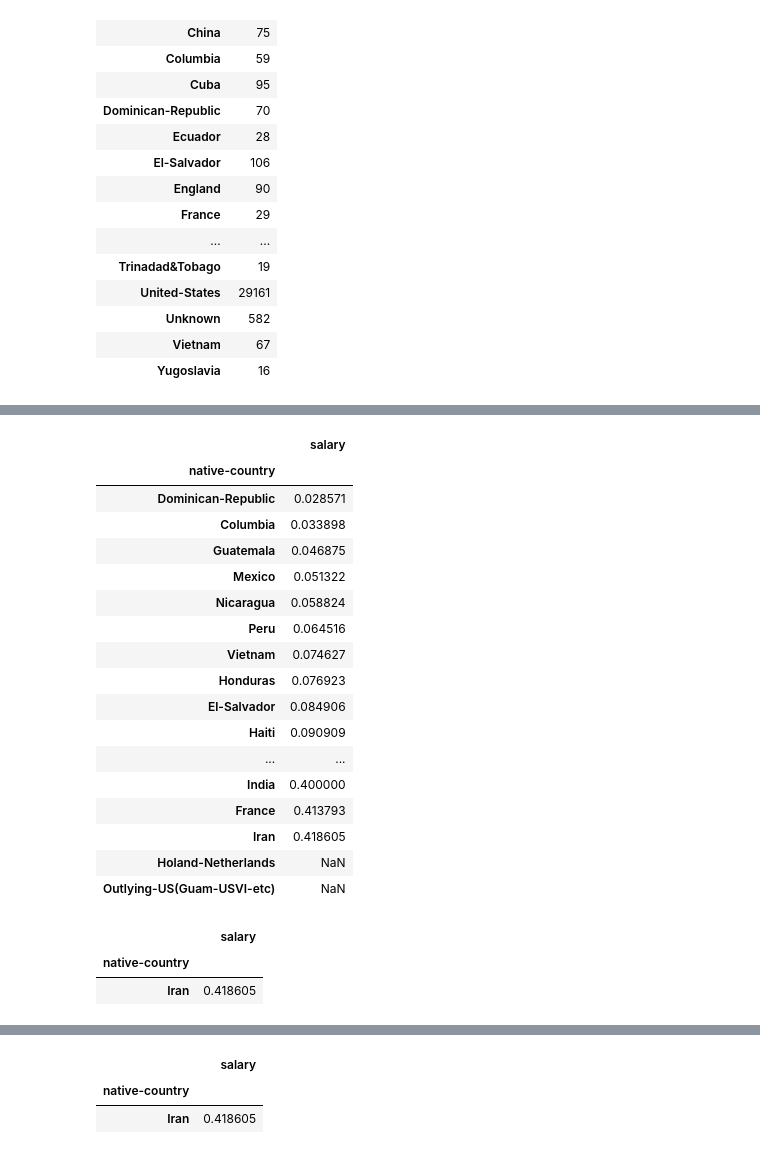
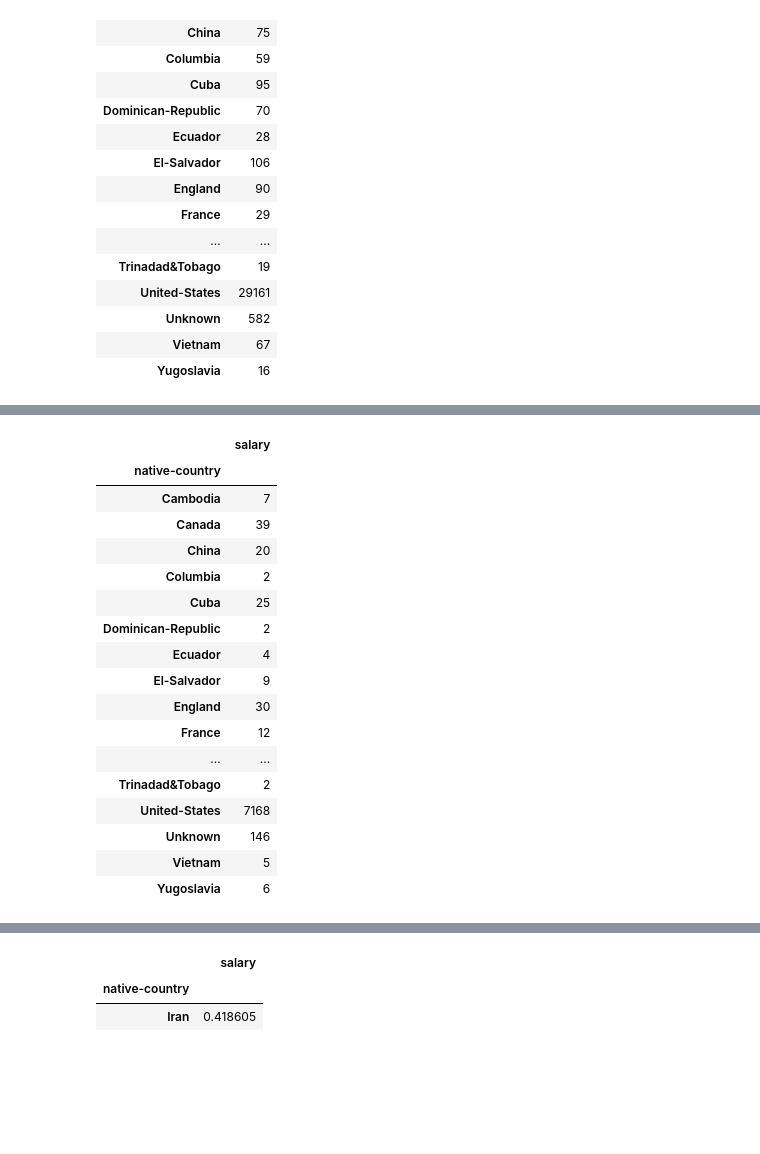
Before and after one commit to MustafaZENGIN060/Panda, a Jupyter notebook: D1367_Alexander_DAwPy_EDA_Project_(Analyze_US_Citizens)_Student.ipynb, the cells around one changed output, grey strips where cells are left out. Drawn from its saved outputs; the diff is of its cells as text; code cells hidden in the pictures; blank space fills up the shorter version.

```diff
--- a/D1367_Alexander_DAwPy_EDA_Project_(Analyze_US_Citizens)_Student.ipynb
+++ b/D1367_Alexander_DAwPy_EDA_Project_(Analyze_US_Citizens)_Student.ipynb
@@ -1248,28 +757,22 @@ dtype: float64
-# %%
-rich_per_country =country_salary_df_riches/df["native-country"].value_counts().sum()
-rich_per_country
-# %% [output]
-|  | salary |
-| native-country |  |
-| Dominican-Republic | 0.028571 |
-| Columbia | 0.033898 |
-| Guatemala | 0.046875 |
-| Mexico | 0.051322 |
-| Nicaragua | 0.058824 |
-| Peru | 0.064516 |
-| Vietnam | 0.074627 |
-| Honduras | 0.076923 |
-| El-Salvador | 0.084906 |
-| Haiti | 0.090909 |
-| ... | ... |
-| India | 0.400000 |
-| France | 0.413793 |
-| Iran | 0.418605 |
-| Holand-Netherlands | NaN |
-| Outlying-US(Guam-USVI-etc) | NaN |
-# %%
-df[df["native-country"]==Iran]
-# %% [output]
-|  | salary |
-| native-country |  |
-| Iran | 0.418605 |
+# %%
+country_salary_df_riches =
+country_salary_df_riches
+# %% [output]
+|  | salary |
+| native-country |  |
+| Cambodia | 7 |
+| Canada | 39 |
+| China | 20 |
+| Columbia | 2 |
+| Cuba | 25 |
+| Dominican-Republic | 2 |
+| Ecuador | 4 |
+| El-Salvador | 9 |
+| England | 30 |
+| France | 12 |
+| ... | ... |
+| Trinadad&Tobago | 2 |
+| United-States | 7168 |
+| Unknown | 146 |
+| Vietnam | 5 |
+| Yugoslavia | 6 |
```
Also changed, not shown: parts of 128 cells of this notebook, 3 other files.
